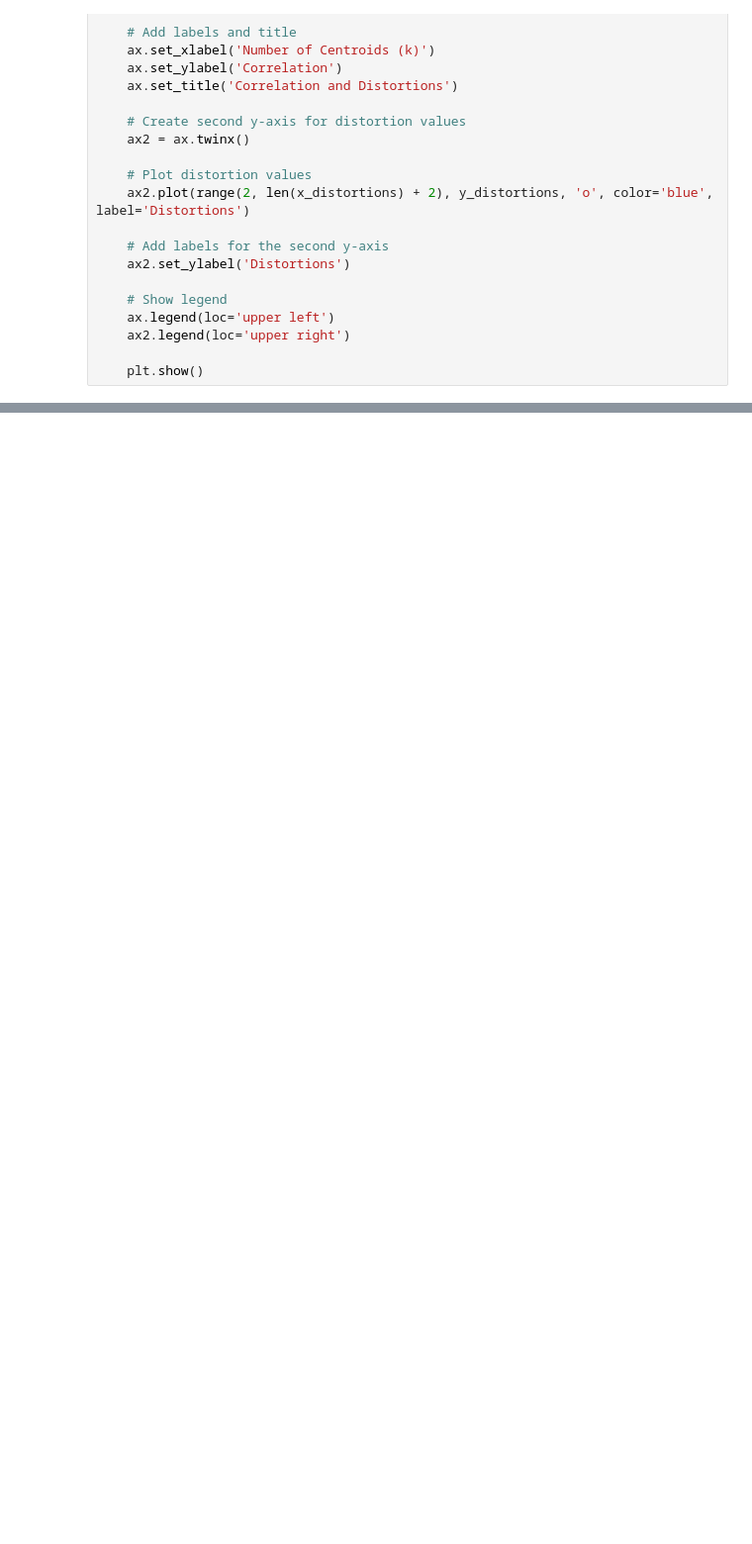
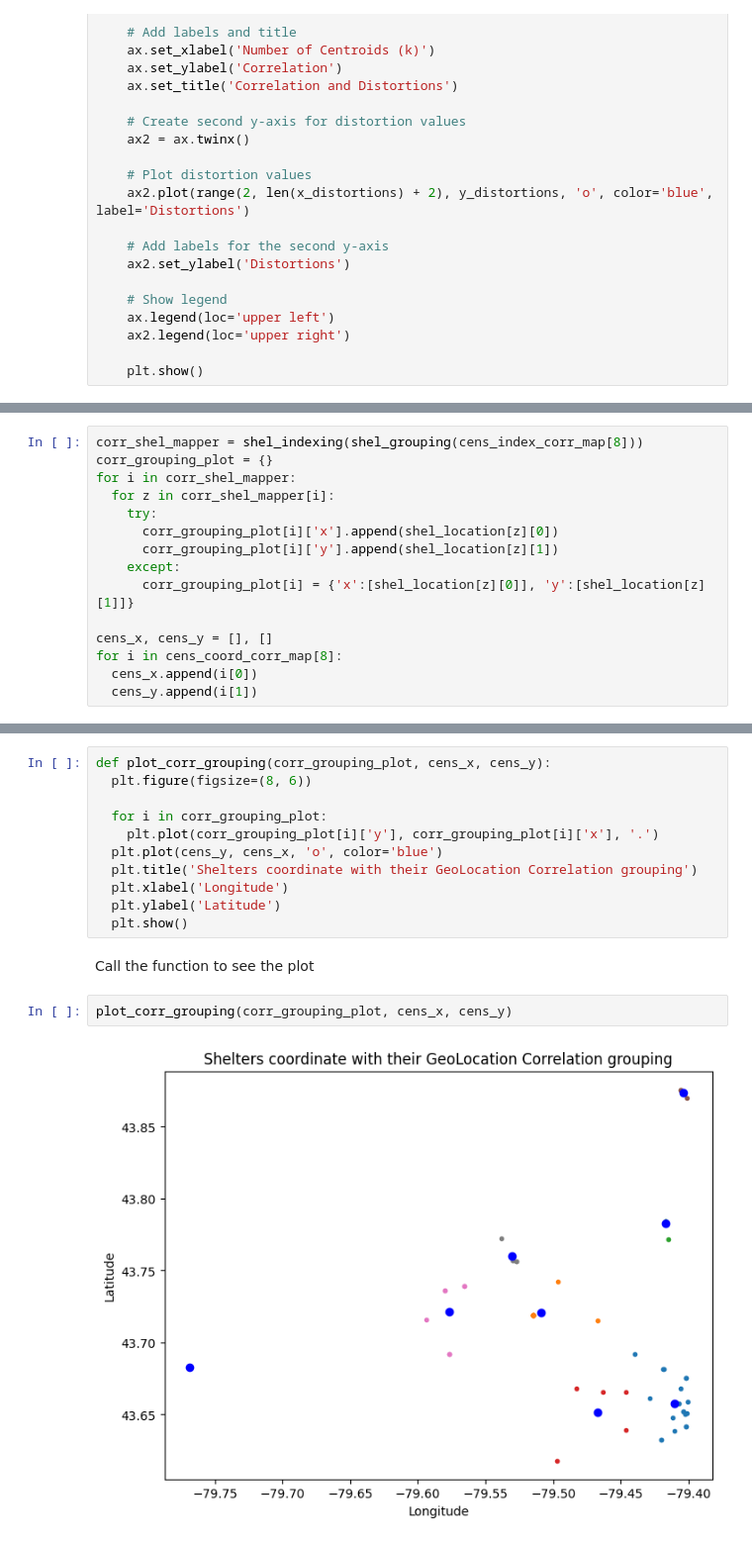
Before and after one commit to Tomasdfgh/RBCs_Borealis_AIs_Shelter_Occupancy_Forecast, a Jupyter notebook: LSTM/[3] Location_Grouping_Multivariate_LSTM.ipynb, the cells around one changed output, grey strips where cells are left out. Shown at 99% size. Saved outputs shown, nothing was run; the diff lists cells and outputs as text; blank space fills up the shorter version.

```diff
--- a/LSTM/[3] Location_Grouping_Multivariate_LSTM.ipynb
+++ b/LSTM/[3] Location_Grouping_Multivariate_LSTM.ipynb
@@ -531,0 +598,15 @@ plot_correlation_and_distortions(correlation_point, x_axis, y_axis)
+# %%
+corr_shel_mapper = shel_indexing(shel_grouping(cens_index_corr_map[8]))
+corr_grouping_plot = {}
+for i in corr_shel_mapper:
+  for z in corr_shel_mapper[i]:
+    try:
+      corr_grouping_plot[i]['x'].append(shel_location[z][0])
+      corr_grouping_plot[i]['y'].append(shel_location[z][1])
+    except:
+      corr_grouping_plot[i] = {'x':[shel_location[z][0]], 'y':[shel_location[z][1]]}
+
+cens_x, cens_y = [], []
+for i in cens_coord_corr_map[8]:
+  cens_x.append(i[0])
+  cens_y.append(i[1])
@@ -531,0 +615,17 @@ plot_correlation_and_distortions(correlation_point, x_axis, y_axis)
+# %%
+def plot_corr_grouping(corr_grouping_plot, cens_x, cens_y):
+  plt.figure(figsize=(8, 6))
+
+  for i in corr_grouping_plot:
+    plt.plot(corr_grouping_plot[i]['y'], corr_grouping_plot[i]['x'], '.')
+  plt.plot(cens_y, cens_x, 'o', color='blue')
+  plt.title('Shelters coordinate with their GeoLocation Correlation grouping')
+  plt.xlabel('Longitude')
+  plt.ylabel('Latitude')
+  plt.show()
+# %% [markdown]
+Call the function to see the plot
+# %%
+plot_corr_grouping(corr_grouping_plot, cens_x, cens_y)
+# %% [output]
+[figure, added]
```
Also changed, not shown: parts of 29 cells of this notebook.
